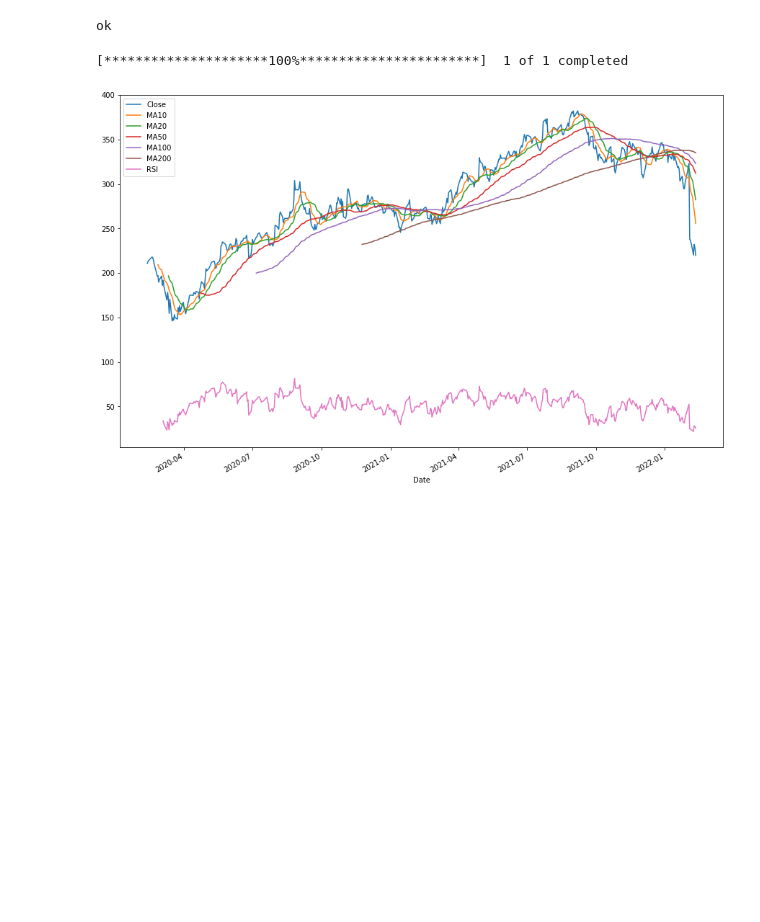
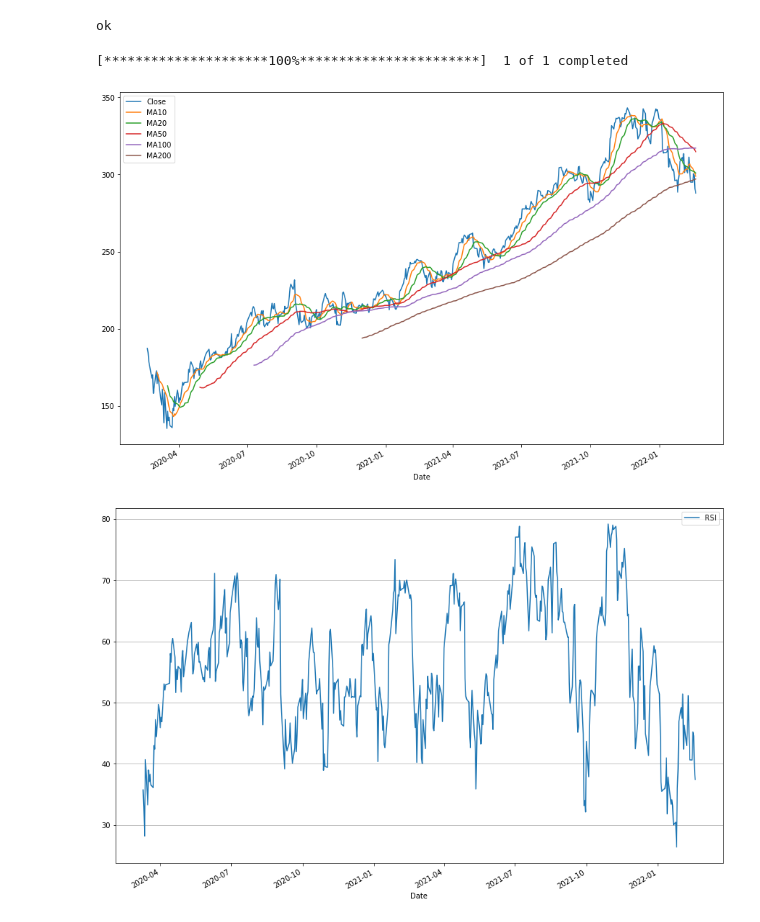
Before and after one commit to aetherxt/sussy-stonks, a Jupyter notebook: lesson5.ipynb, the cells around one changed output. Drawn from its saved outputs; the diff is of its cells as text; code cells hidden in the pictures; blank space fills up the shorter version.

```diff
--- a/lesson5.ipynb
+++ b/lesson5.ipynb
@@ -17,17 +17,20 @@ ok
 # %%
 mycol = mydb["data"]
 
-ticker = yf.download("FB", period = "2y")
+ticker = yf.download("MSFT", period = "2y")
 
 ticker['RSI'] = ta.RSI(ticker['Close'], timeperiod=14)
 ticker['MA10'] = ta.SMA(ticker['Close'], timeperiod=10)
 ticker['MA20'] = ta.SMA(ticker['Close'], timeperiod=20)
 ticker['MA50'] = ta.SMA(ticker['Close'], timeperiod=50)
 ticker['MA100'] = ta.SMA(ticker['Close'], timeperiod=100)
 ticker['MA200'] = ta.SMA(ticker['Close'], timeperiod=200)
 
-ticker[['Close','MA10', 'MA20', 'MA50', 'MA100', 'MA200', 'RSI']].plot(figsize=(15, 10))
+a = ticker[['Close','MA10', 'MA20', 'MA50', 'MA100', 'MA200']].plot(figsize=(15, 10))
+b = ticker[['RSI']].plot(figsize=(15, 10))
+plt.grid(axis = 'y')
 plt.show()
 # %% [output]
 [*********************100%***********************]  1 of 1 completed
-[figure, old version]
+[figure, new version]
+[figure, added]
```
Also changed, not shown: 7 other files.
